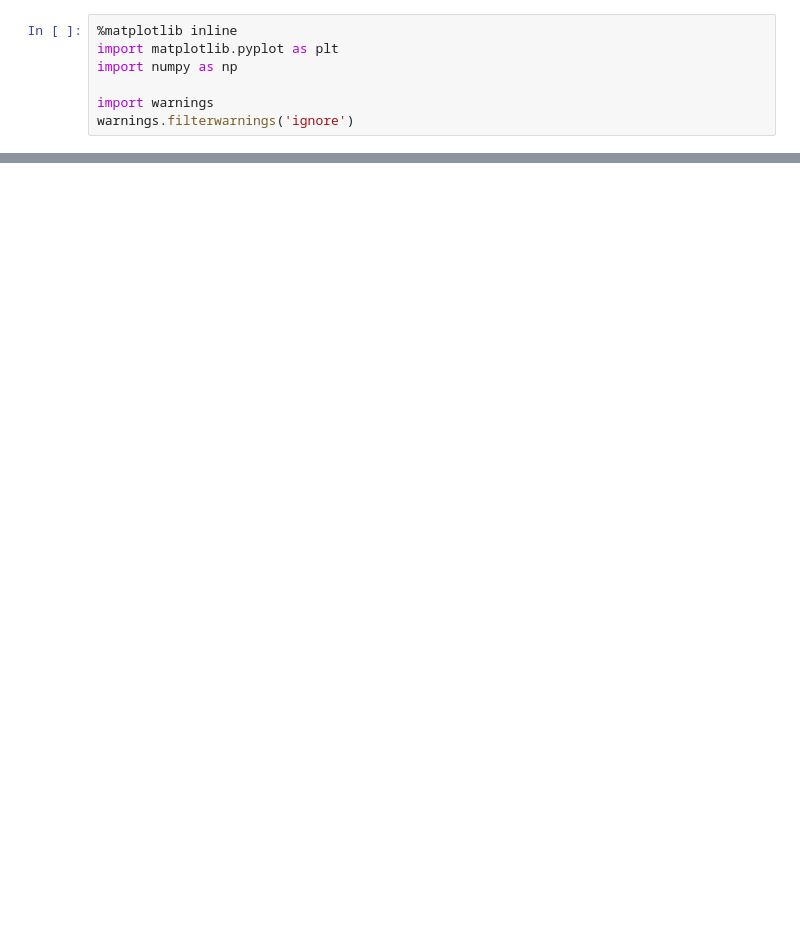
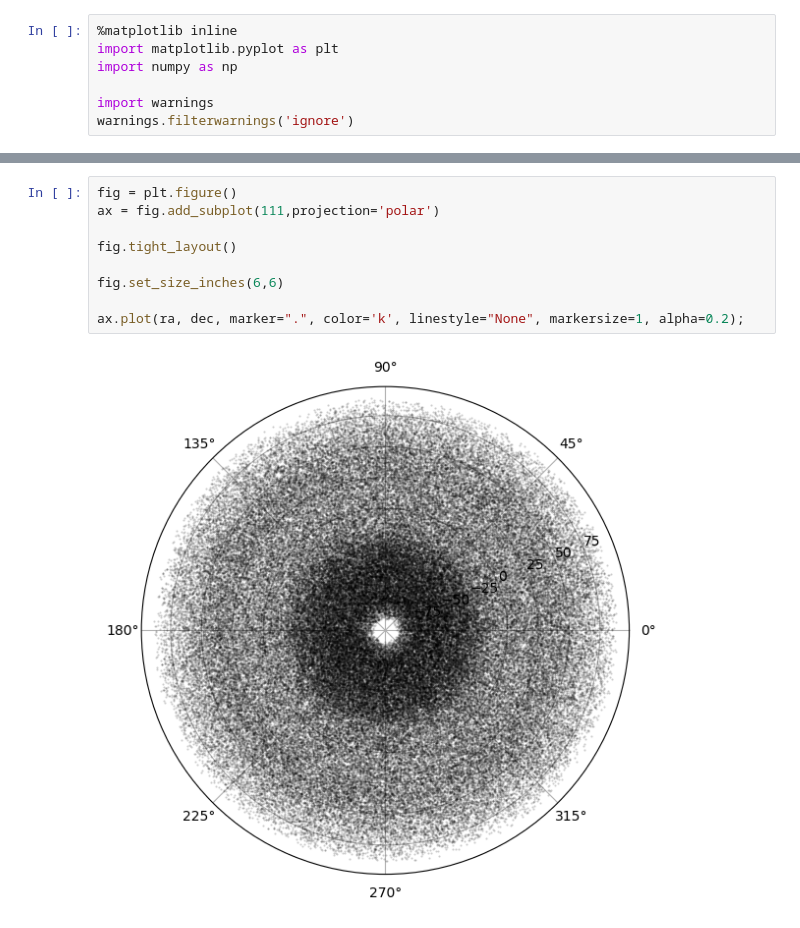
Before and after one commit to erumelhart/astr499research, a Jupyter notebook: gaia_data_search.ipynb, the cells around one changed output, grey strips where cells are left out. Saved outputs shown, nothing was run; the diff lists cells and outputs as text; blank space fills up the shorter version.

```diff
--- a/gaia_data_search.ipynb
+++ b/gaia_data_search.ipynb
@@ -80,0 +96,11 @@ ax.plot(x, y, color='b', marker='o', markersize=3, linestyle='None');
+# %%
+fig = plt.figure()
+ax = fig.add_subplot(111,projection='polar')
+
+fig.tight_layout()
+
+fig.set_size_inches(6,6)
+
+ax.plot(ra, dec, marker=".", color='k', linestyle="None", markersize=1, alpha=0.2);
+# %% [output]
+[figure, added]
```
Also changed, not shown: parts of 10 cells of this notebook.
